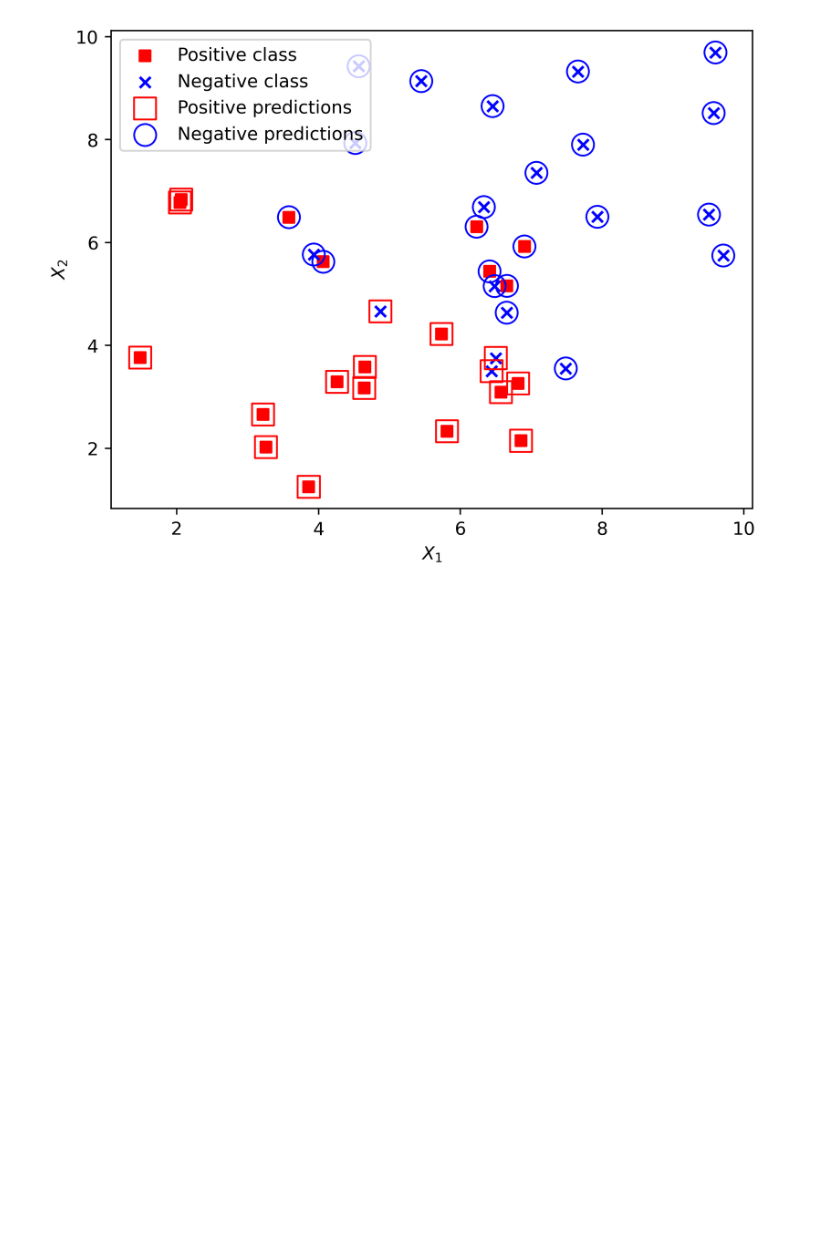
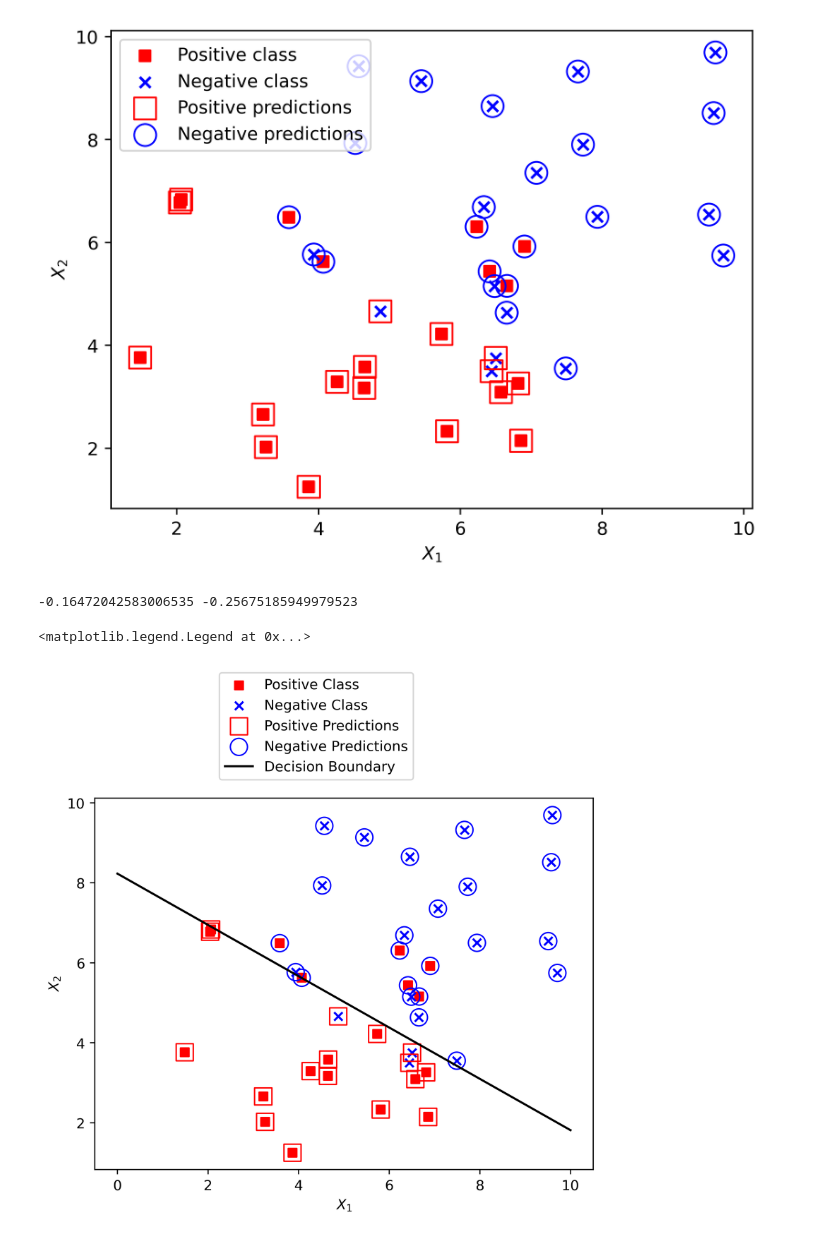
Before and after one commit to PaulEkung/Default-Credit-Card-Predictive-Model, a Jupyter notebook: exe_3.05.ipynb, the cells around one changed output. Cells and saved outputs as stored; diff of their text form; code cells hidden in the pictures; blank space fills up the shorter version.

```diff
--- a/exe_3.05.ipynb
+++ b/exe_3.05.ipynb
@@ -79,3 +79,28 @@ plt.legend(["Positive class", "Negative class", "Positive predictions", "Negativ
 # %% [output]
 <matplotlib.legend.Legend at 0x...>
 [figure]
+# %%
+# Get the coefficients
+theta_1 = model.coef_[0][0]
+theta_2 = model.coef_[0][1]
+print(theta_1, theta_2)
+# %% [output]
+-0.16472042583006535 -0.25675185949979523
+# %%
+# Get the intercept
+theta_0 = model.intercept_
+# %%
+X_1_decision_boundary = np.array([0, 10])
+X_2_decision_boundary = -(theta_1/theta_2)* X_1_decision_boundary - (theta_0/theta_2)
+# %%
+pos_true = plt.scatter(X_1_pos, X_2_pos, color ='red', marker ='s', label ='Positive Class')
+neg_true = plt.scatter(X_1_neg, X_2_neg, color ='blue', marker ='x', label ='Negative Class')
+pos_predict = plt.scatter(X[pos_indices, 0], X[pos_indices, 1], s = 150, marker ='s', edgecolors ='red', facecolors ='none', label ='Positive Predictions')
+neg_predict = plt.scatter(X[neg_indices, 0], X[neg_indices, 1], s = 150, marker ='o', edgecolors ='blue', facecolors ='none', label ='Negative Predictions')
+decisionBoundary = plt.plot(X_1_decision_boundary, X_2_decision_boundary, 'k-', label ='Decision Boundary')
+plt.xlabel("$X_1$")
+plt.ylabel("$X_2$")
+plt.legend(loc = [0.25, 1.05])
+# %% [output]
+<matplotlib.legend.Legend at 0x...>
+[figure, added]
```
Also changed, not shown: parts of 3 cells of this notebook.
